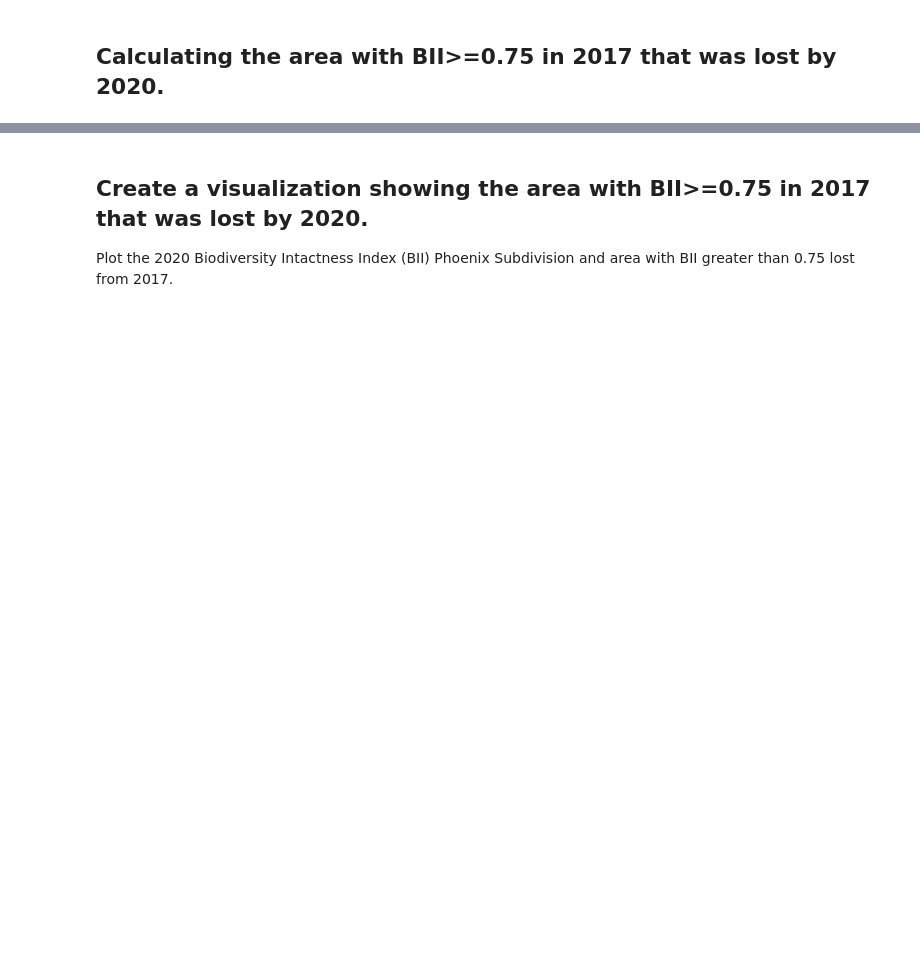
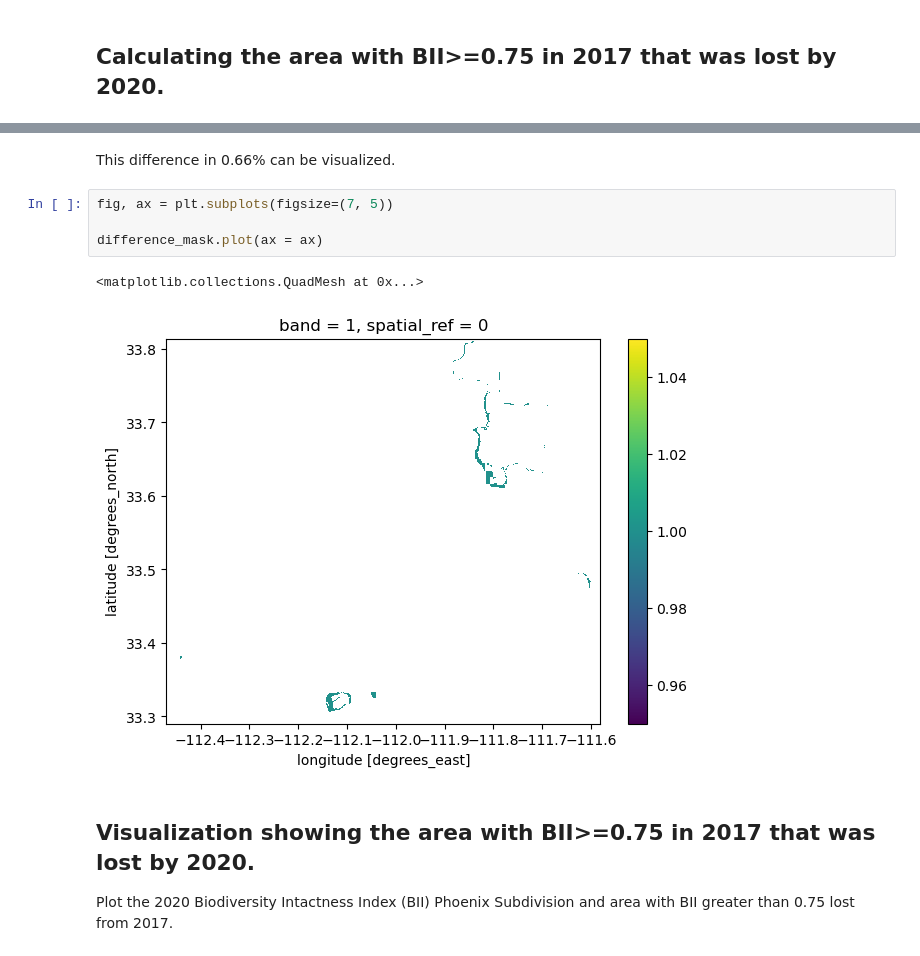
Before and after one commit to sandovaljoaquin/biodiversity-intactness-index-change, a Jupyter notebook: biodiversity_index.ipynb, the cells around one changed output, grey strips where cells are left out. Drawn from its saved outputs; the diff is of its cells as text; blank space fills up the shorter version.

```diff
--- a/biodiversity_index.ipynb
+++ b/biodiversity_index.ipynb
@@ -208,5 +269,14 @@ These values  represent areas that had BII>=0.75 in 2017 but not in 2020.
+# %% [markdown]
+This difference in 0.66% can be visualized.
+# %%
+fig, ax = plt.subplots(figsize=(7, 5))
+
+difference_mask.plot(ax = ax)
+# %% [output]
+<matplotlib.collections.QuadMesh at 0x...>
+[figure, added]
 # %% [markdown]
-## Create a visualization showing the area with BII>=0.75 in 2017 that was lost by 2020.
+## Visualization showing the area with BII>=0.75 in 2017 that was lost by 2020.
 Plot the 2020 Biodiversity Intactness Index (BII) Phoenix Subdivision and area with BII greater than 0.75 lost from 2017.
 # %%
 # Plot
```
Also changed, not shown: parts of 27 cells of this notebook.
